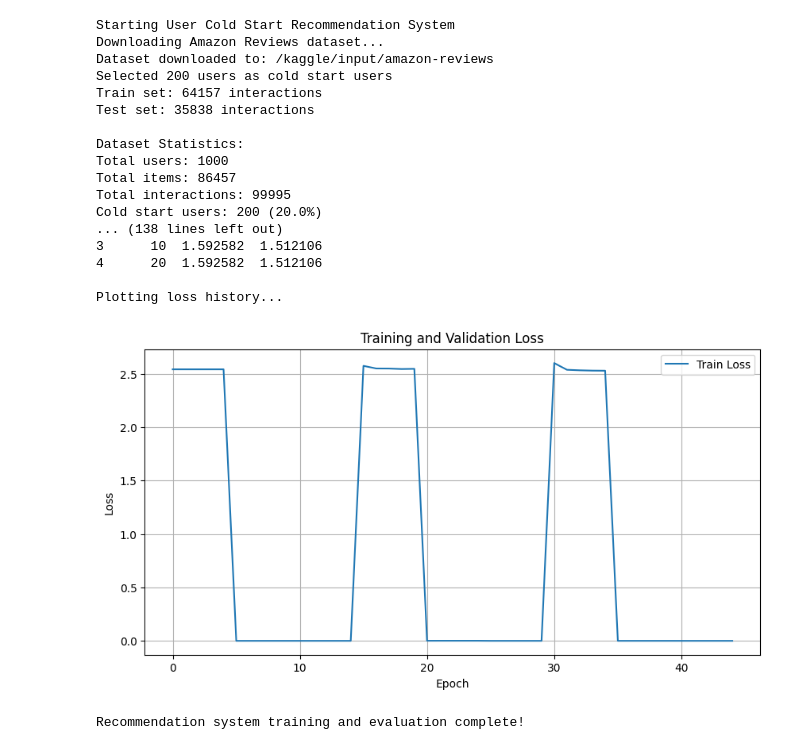
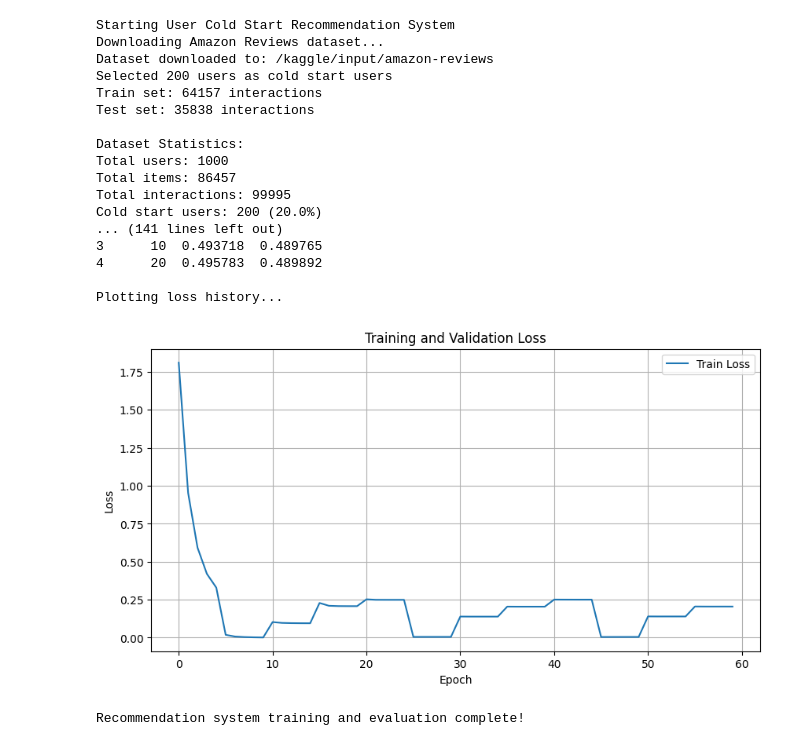
Before and after one commit to Ibrahim77890/machine-learning, a Jupyter notebook: cold_start_recommendation_self_paced_semi_supervised.ipynb, the cells around one changed output. Cells and saved outputs as stored; diff of their text form; code cells hidden in the pictures.

```diff
--- a/cold_start_recommendation_self_paced_semi_supervised.ipynb
+++ b/cold_start_recommendation_self_paced_semi_supervised.ipynb
@@ -562,6 +588,8 @@ class SemiSupervisedRecommender:
         print("\nStage 1: Training on labeled data only")
         self.base_model.fit(train_df, val_df=None, epochs=epochs_per_stage)
 
+        base_rmse, base_mae = self.evaluate(test_df)
+
         # Initialize training with pseudo-labels
         augmented_train_df = train_df.copy()
 
@@ -579,6 +607,10 @@ class SemiSupervisedRecommender:
             if len(pseudo_df) == 0:
                 print("No pseudo-labels generated, skipping stage")
                 continue
+
+            pseudo_df['weight'] = 0.5  # Lower weight for pseudo-labels
+            if 'weight' not in augmented_train_df.columns:
+                augmented_train_df['weight'] = 1.0
 
             # Add pseudo-labels to training data
             augmented_train_df = pd.concat([train_df, pseudo_df])
@@ -843,15 +875,16 @@ def main():
     spmf = SelfPacedMatrixFactorization(
         n_users=n_users,
         n_items=n_items,
-        n_factors=30,
-        lambda_start=0.1,
-        lambda_end=5.0,
-        lambda_steps=3,
-        learning_rate=0.01,
-        weight_decay=0.001,
-        batch_size=256,
+        n_factors=50,  # Increased factors
+        lambda_start=0.5,  # Higher starting lambda
+        lambda_end=8.0,  # Higher ending lambda
+        lambda_steps=4,  # More steps
+        learning_rate=0.003,  # Reduced learning rate for stability
+        weight_decay=0.01,  # Increased regularization
+        batch_size=512,  # Larger batch size
         device=device
     )
+
 
     # 4. Initialize semi-supervised recommender
     print("\nInitializing Semi-supervised Recommender...")
@@ -859,8 +892,9 @@ def main():
         base_model=spmf,
         n_users=n_users,
         n_items=n_items,
-        confidence_threshold=0.8
+        confidence_threshold=0.7  # Reduced threshold to include more data
     )
+
 
     # 5. Train semi-supervised model
     print("\nTraining semi-supervised model...")
@@ -946,35 +980,35 @@ def main():
 
     return {
         "model": semi_supervised,
         "metrics": {
             "overall_rmse": overall_rmse,
             "overall_mae": overall_mae,
             "cold_rmse": cold_rmse if len(cold_test_df) > 0 else None,
             "cold_mae": cold_mae if len(cold_test_df) > 0 else None
         },
         "time_to_quality": ttq_results
     }
 
 # Entry point for the script
 if __name__ == "__main__":
     main()
 # %% [output]
 Starting User Cold Start Recommendation System
 Downloading Amazon Reviews dataset...
 Dataset downloaded to: /kaggle/input/amazon-reviews
 Selected 200 users as cold start users
 Train set: 64157 interactions
 Test set: 35838 interactions
 
 Dataset Statistics:
 Total users: 1000
 Total items: 86457
 Total interactions: 99995
 Cold start users: 200 (20.0%)
-... (138 lines left out)
-3      10  1.592582  1.512106
-4      20  1.592582  1.512106
+... (141 lines left out)
+3      10  0.493718  0.489765
+4      20  0.495783  0.489892
 
 Plotting loss history...
-[figure, old version]
+[figure, new version]
 Recommendation system training and evaluation complete!
```
Also changed, not shown: parts of 3 cells of this notebook.
